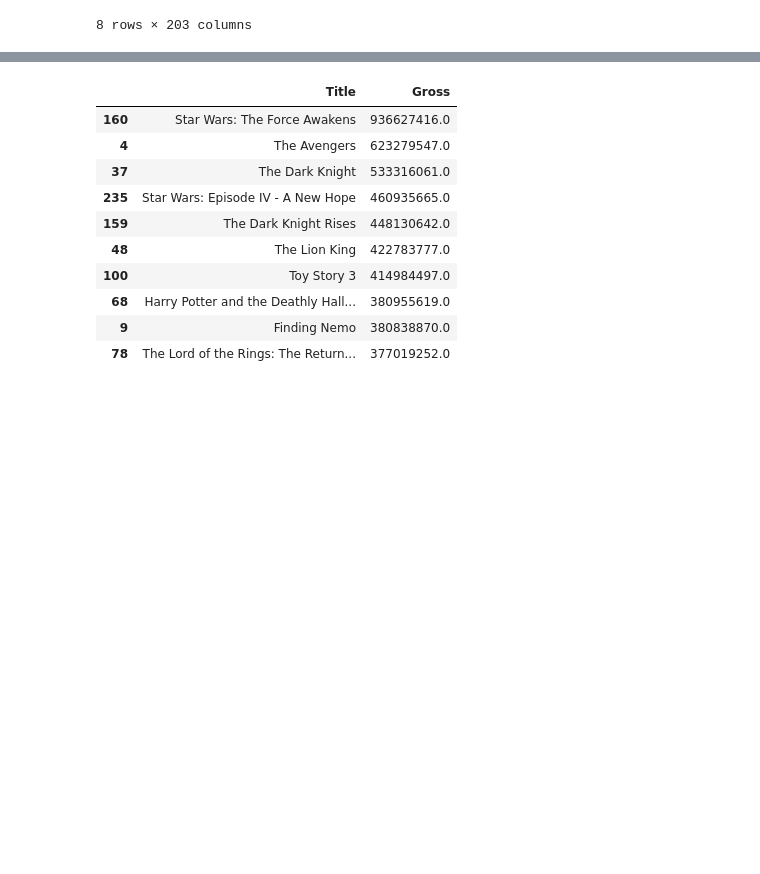
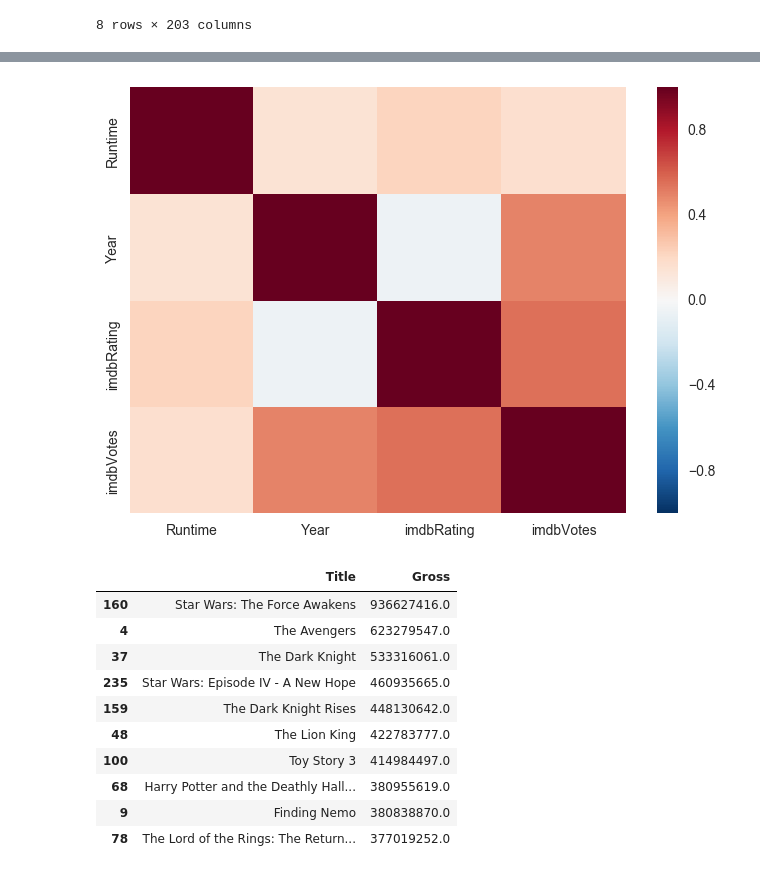
Before and after one commit to AndrewJeong89/GA-DSI, a Jupyter notebook: projects/projects-weekly/project-06/IMDB RATING - AJ.ipynb, the cells around one changed output, grey strips where cells are left out. Drawn from its saved outputs; the diff is of its cells as text; code cells hidden in the pictures; blank space fills up the shorter version.

```diff
--- a/projects/projects-weekly/project-06/IMDB RATING - AJ.ipynb
+++ b/projects/projects-weekly/project-06/IMDB RATING - AJ.ipynb
@@ -477,3 +489,7 @@ df.describe()
 | 75% | 143.000000 | 2003.75000 | 8.400000 | 6.027400e+05 | 1.171431e+08 | 0.000000 | 0.000000 | 0.000000 | ... |
 | max | 320.000000 | 2016.00000 | 9.300000 | 1.711064e+06 | 9.366274e+08 | 1.000000 | 1.000000 | 1.000000 | ... |
 8 rows × 203 columns
+# %%
+# Correlation of features
+df3 = df[['Runtime','Year','imdbRating','imdbVotes']]
+df3.corr()
@@ -480,3 +502,8 @@ df.describe()
+# %%
+# Heatmap of correlation between features
+sns.heatmap(df3.corr());
+# %% [output]
+[figure, added]
 # %%
 # Top Grossing Movies
 
```
Also changed, not shown: parts of 34 cells of this notebook, 5 other files.
